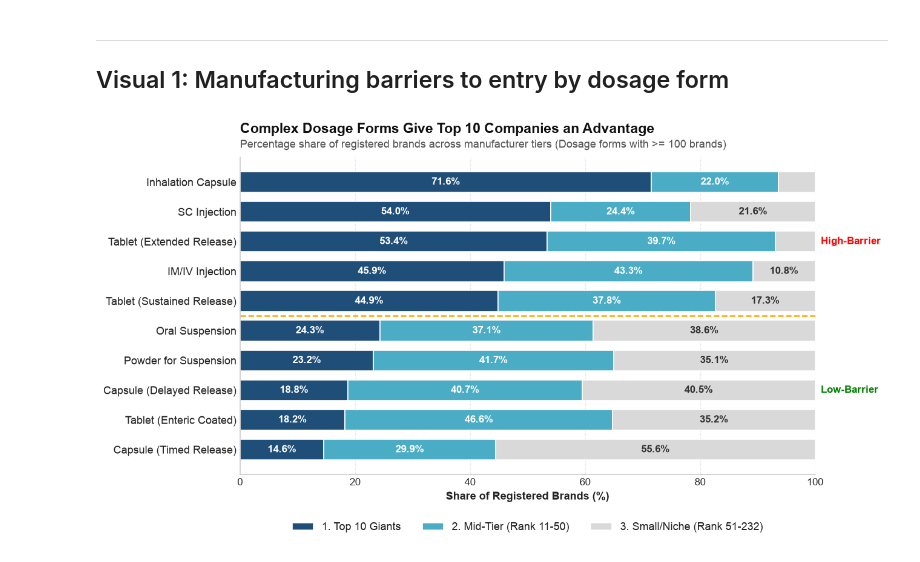
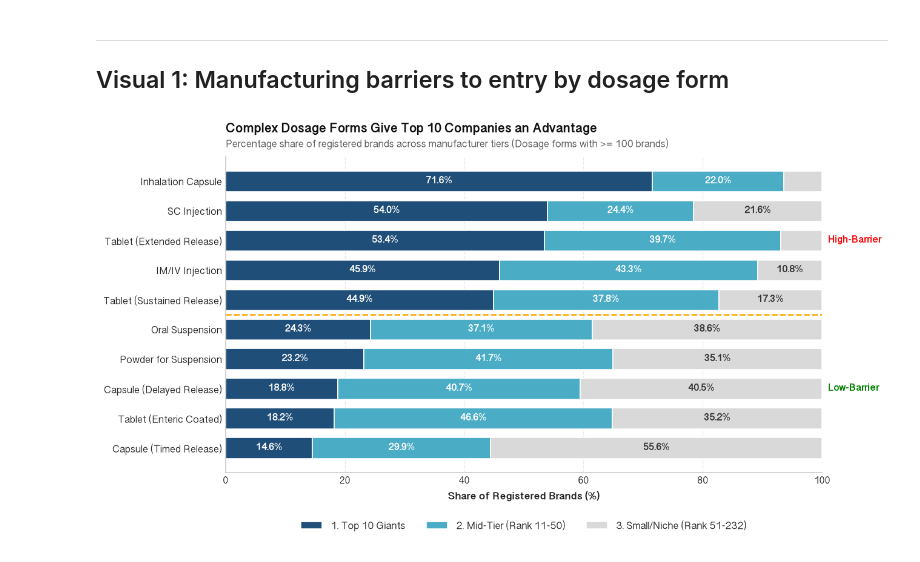
Before and after one commit to nbakh16/pharma-market-analysis-bd, a Jupyter notebook: notebooks/03_market_visualizations.ipynb, the cells around one changed output. Saved outputs shown, nothing was run; the diff lists cells and outputs as text; code cells hidden in the pictures.

```diff
--- a/notebooks/03_market_visualizations.ipynb
+++ b/notebooks/03_market_visualizations.ipynb
@@ -14,6 +14,10 @@ os.makedirs(figure_dir, exist_ok=True)
 plt.style.use('seaborn-v0_8-whitegrid')
 
 plt.rcParams.update({
+    # font
+    'font.family': 'sans-serif',
+    'font.sans-serif': ['Bangla Sangam MN', 'Kohinoor Bangla', 'Arial'],
+
     # Figure Size
     'figure.figsize': (11, 6),
     'figure.dpi': 120,
@@ -39,6 +43,7 @@ plt.rcParams.update({
     'grid.color': '#e0e0e0',
     'grid.linestyle': '--',
     'grid.alpha': 0.7,
+    'axes.grid.axis': 'x',
 
     # Legend Default
     'legend.frameon': False,
@@ -49,13 +54,6 @@ plt.rcParams.update({
     'savefig.bbox': 'tight'
 })
 
-
-tier_colors = {
-    '1. Top 10 Giants': '#1f4e78',
-    '2. Mid-Tier (Rank 11-50)': '#4bacc6',
-    '3. Small/Niche (Rank 51-232)': '#d9d9d9'
-}
-
 # Helper fun for title & subtitle
 def set_header(ax, title, subtitle=None):
     ax.set_title(title)
@@ -91,7 +89,16 @@ major_forms = dosage_form_analysis[
 selected_forms = pd.concat([major_forms.head(5), major_forms.tail(5)])
 # display(selected_forms)
 
-tier_cols = ['1. Top 10 Giants', '2. Mid-Tier (Rank 11-50)', '3. Small/Niche (Rank 51-232)']
+tier_cols = [
+    '1. Top 10 Giants',
+    '2. Mid-Tier (Rank 11-50)',
+    '3. Small/Niche (Rank 51-232)'
+]
+tier_colors = {
+    '1. Top 10 Giants': '#1f4e78',
+    '2. Mid-Tier (Rank 11-50)': '#4bacc6',
+    '3. Small/Niche (Rank 51-232)': '#d9d9d9'
+}
 
 fig, ax = plt.subplots()
 
@@ -106,31 +113,31 @@ for tier in tier_cols:
         color=tier_colors[tier],
         edgecolor='white',
         height=0.70
     )
     for i, val in enumerate(values):
         if val >= 8:
             text_color = 'white' if tier != '3. Small/Niche (Rank 51-232)' else '#333333'
             ax.text(left[i] + val / 2, i, f"{val:.1f}%", va='center', ha='center',
                     color=text_color, fontweight='bold', fontsize=10)
     left += values
 
 
 ax.axhline(4.5, color='orange', linestyle='--', linewidth=1.5)
 ax.text(101, 7.0, 'High-Barrier', color='red', fontweight='bold', va='center', fontsize=10)
 ax.text(101, 2.0, 'Low-Barrier', color='green', fontweight='bold', va='center', fontsize=10)
 
 ax.set_xlim(0, 100)
 ax.set_xlabel('Share of Registered Brands (%)')
 
 set_header(
     ax,
     title='Complex Dosage Forms Give Top 10 Companies an Advantage',
     subtitle='Percentage share of registered brands across manufacturer tiers (Dosage forms with >= 100 brands)'
 )
 
 ax.legend(loc='upper center', bbox_to_anchor=(0.5, -0.12), ncol=3)
 
 plt.savefig(f"{figure_dir}/01_dosage_form_barriers_by_tier.png")
 plt.show()
 # %% [output]
-[figure, old version]
+[figure, new version]
```
Also changed, not shown: parts of 4 cells of this notebook, 3 other files.
